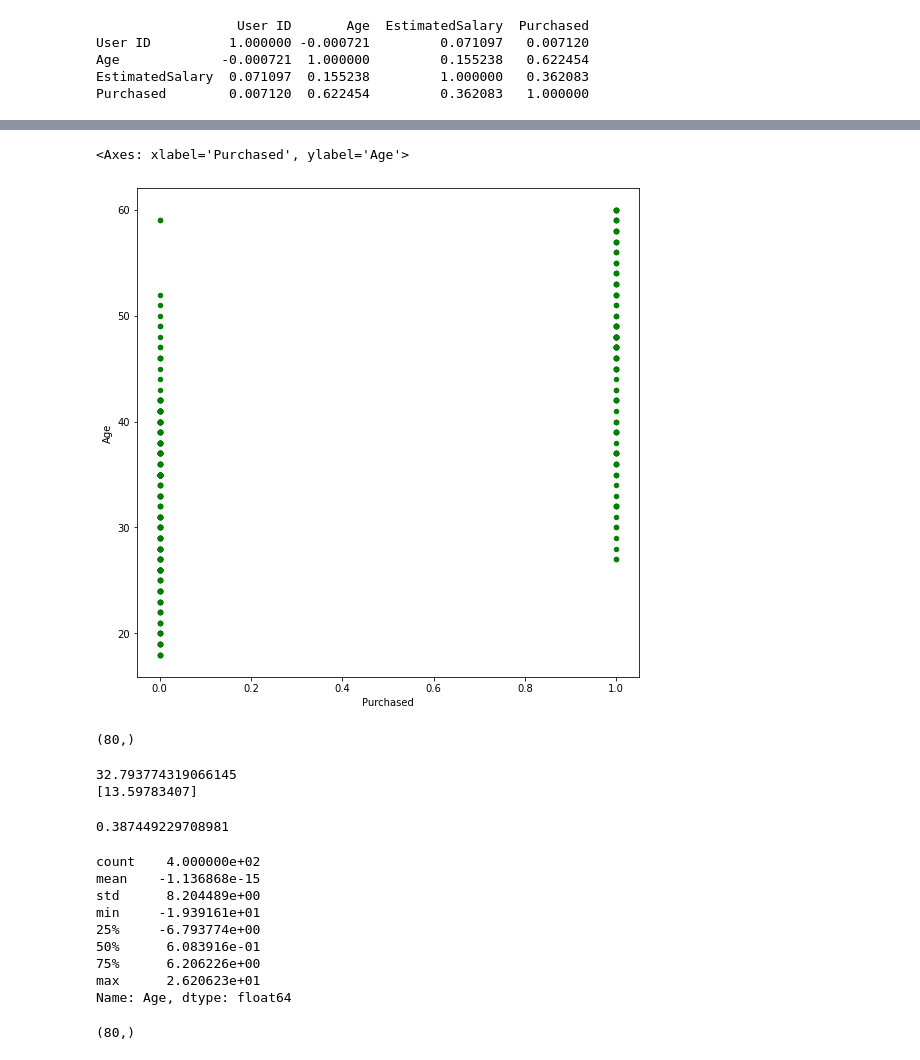
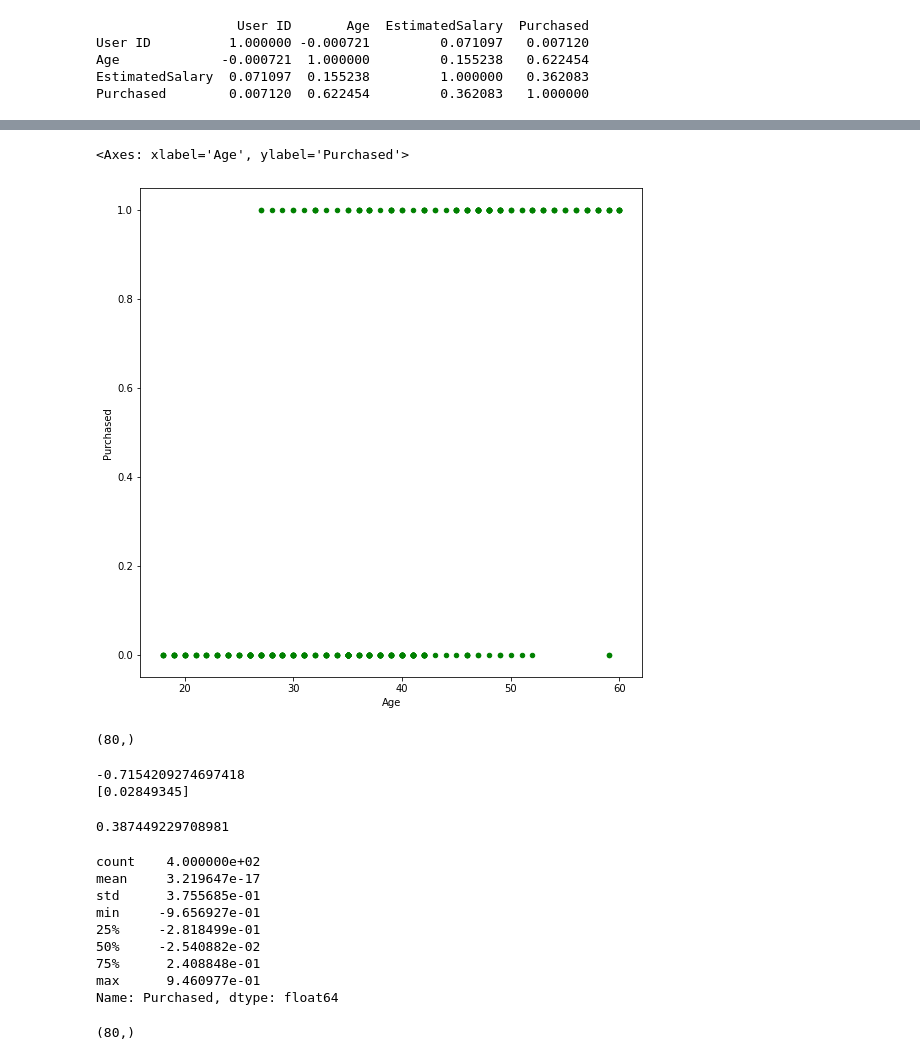
Before and after one commit to hodangtu01/HOMEWORK1---AI, a Jupyter notebook: Social_Network_Sklearn.ipynb, the cells around one changed output, grey strips where cells are left out. Drawn from its saved outputs; the diff is of its cells as text; code cells hidden in the pictures.

```diff
--- a/Social_Network_Sklearn.ipynb
+++ b/Social_Network_Sklearn.ipynb
@@ -43,8 +52,8 @@ y = data['Age']
 # %%
-data.plot(kind = 'scatter',  x = 'Purchased', y ='Age', color ='g', figsize =(9,9))
+data.plot(kind = 'scatter',  x = 'Age', y ='Purchased', color ='g', figsize =(9,9))
 # %% [output]
-<Axes: xlabel='Purchased', ylabel='Age'>
+<Axes: xlabel='Age', ylabel='Purchased'>
-[figure, old version]
+[figure, new version]
 # %%
 # StandardScaler() được dùng để quy đổi tỷ lệ của các giá trị khác nhau để so sánh.
 from sklearn.preprocessing import StandardScaler
@@ -63,30 +72,30 @@ y_test.shape
 from sklearn import linear_model
 model = linear_model.LinearRegression()
 # Cho học
-model.fit(X = pd.DataFrame(data['Purchased']), y = data['Age'])
+model.fit(X = pd.DataFrame(data['Age']), y = data['Purchased'])
 print(model.intercept_)
 print(model.coef_)
 
-model.score(pd.DataFrame(data['Purchased']),data['Age'])
+model.score(pd.DataFrame(data['Age']),data['Purchased'])
 # %% [output]
-32.793774319066145
-[13.59783407]
+-0.7154209274697418
+[0.02849345]
 0.387449229708981
 # %%
 # Du doan
-y_pred = model.predict( pd.DataFrame(data['Purchased']))
-residual = data['Age'] - y_pred  #(y_pred = y ^)
+y_pred = model.predict( pd.DataFrame(data['Age']))
+residual = data['Purchased'] - y_pred  #(y_pred = y ^)
 residual.describe()
 # %% [output]
 count    4.000000e+02
-mean    -1.136868e-15
-std      8.204489e+00
-min     -1.939161e+01
-25%     -6.793774e+00
-50%      6.083916e-01
-75%      6.206226e+00
-max      2.620623e+01
-Name: Age, dtype: float64
+mean     3.219647e-17
+std      3.755685e-01
+min     -9.656927e-01
+25%     -2.818499e-01
+50%     -2.540882e-02
+75%      2.408848e-01
+max      9.460977e-01
+Name: Purchased, dtype: float64
 # %%
 from sklearn.model_selection import train_test_split
 x_train, x_test, y_train, y_test = train_test_split(x,y, test_size = 0.2, random_state=0)
```
Also changed, not shown: parts of 5 cells of this notebook.
